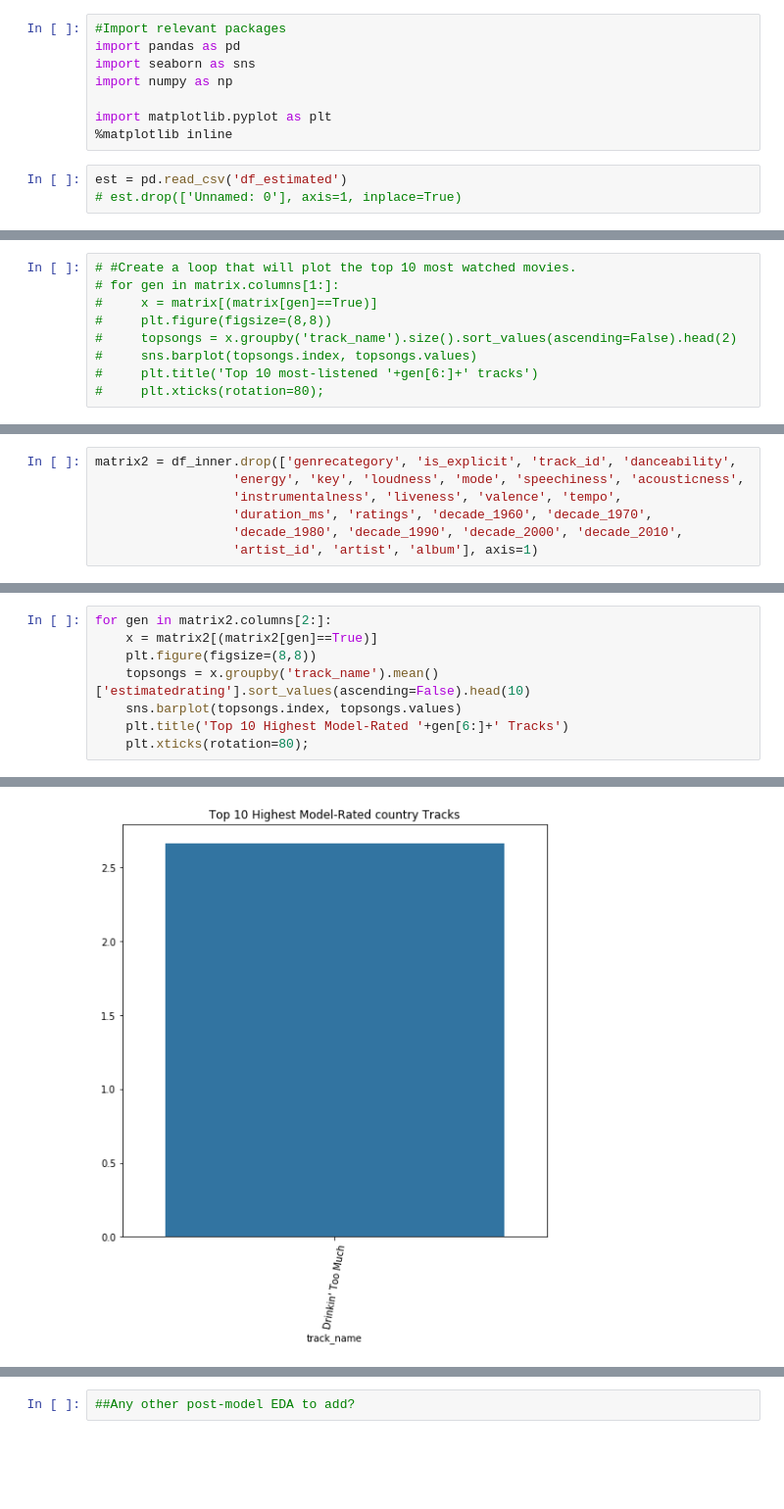
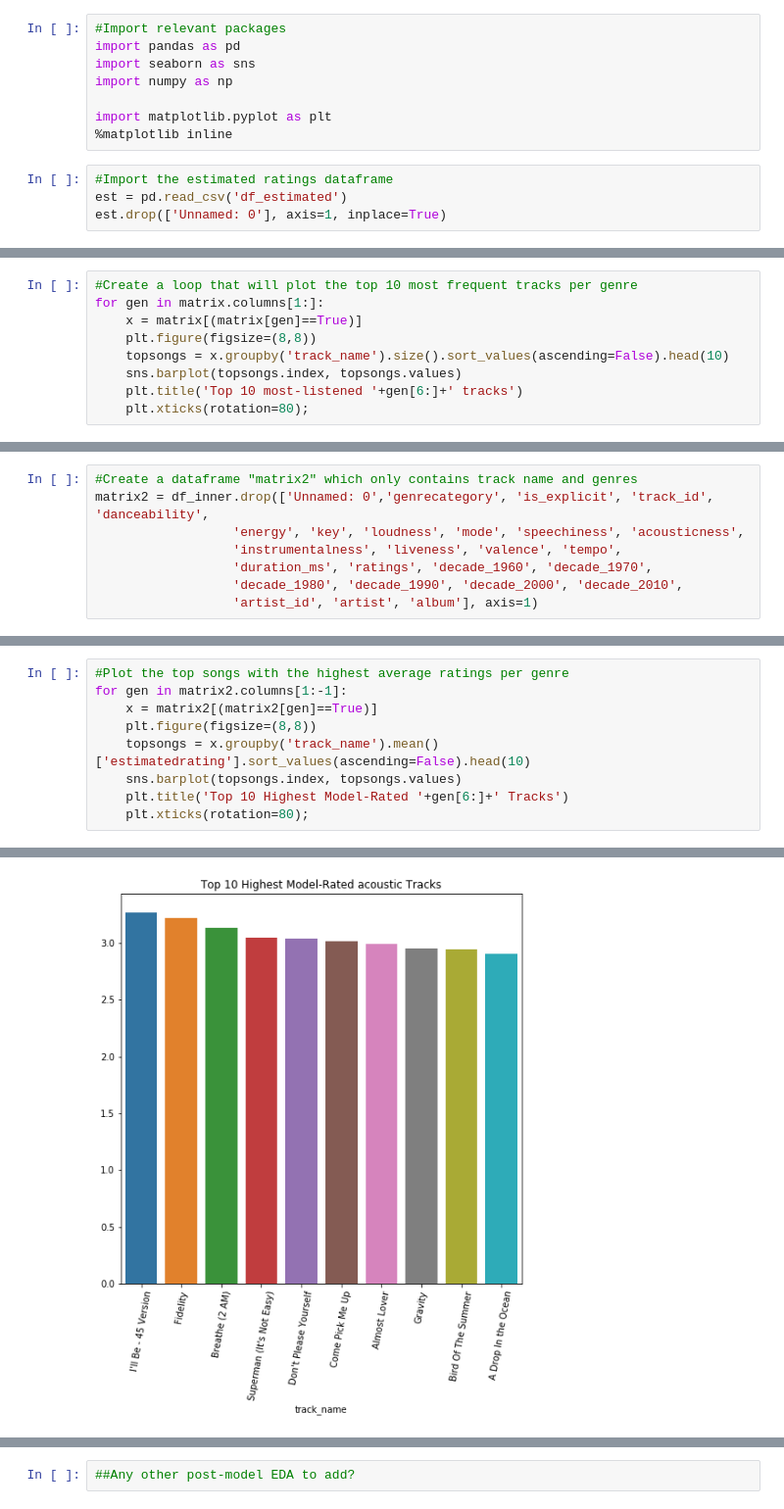
Before and after one commit to adinas94/Spotify_Recommendation_System, a Jupyter notebook: Post-Modeling EDA for Recommendation System .ipynb, the cells around one changed output, grey strips where cells are left out. Shown at 98% size. Saved outputs shown, nothing was run; the diff lists cells and outputs as text; blank space fills up the shorter version.

```diff
--- a/Post-Modeling EDA for Recommendation System .ipynb
+++ b/Post-Modeling EDA for Recommendation System .ipynb
@@ -17,5 +17,6 @@ import numpy as np
 import matplotlib.pyplot as plt
 %matplotlib inline
 # %%
+#Import the estimated ratings dataframe
 est = pd.read_csv('df_estimated')
-# est.drop(['Unnamed: 0'], axis=1, inplace=True)
+est.drop(['Unnamed: 0'], axis=1, inplace=True)
@@ -320,10 +277,10 @@ memory usage: 6.1+ KB
 # %%
-# #Create a loop that will plot the top 10 most watched movies.
-# for gen in matrix.columns[1:]:
-#     x = matrix[(matrix[gen]==True)]
-#     plt.figure(figsize=(8,8))
-#     topsongs = x.groupby('track_name').size().sort_values(ascending=False).head(2)
-#     sns.barplot(topsongs.index, topsongs.values)
-#     plt.title('Top 10 most-listened '+gen[6:]+' tracks')
-#     plt.xticks(rotation=80);
+#Create a loop that will plot the top 10 most frequent tracks per genre
+for gen in matrix.columns[1:]:
+    x = matrix[(matrix[gen]==True)]
+    plt.figure(figsize=(8,8))
+    topsongs = x.groupby('track_name').size().sort_values(ascending=False).head(10)
+    sns.barplot(topsongs.index, topsongs.values)
+    plt.title('Top 10 most-listened '+gen[6:]+' tracks')
+    plt.xticks(rotation=80);
 # %% [output]
@@ -332,5 +300,6 @@ ValueError: min() arg is an empty sequence
 # %%
-matrix2 = df_inner.drop(['genrecategory', 'is_explicit', 'track_id', 'danceability',
+#Create a dataframe "matrix2" which only contains track name and genres
+matrix2 = df_inner.drop(['Unnamed: 0','genrecategory', 'is_explicit', 'track_id', 'danceability',
                   'energy', 'key', 'loudness', 'mode', 'speechiness', 'acousticness',
                   'instrumentalness', 'liveness', 'valence', 'tempo',
                   'duration_ms', 'ratings', 'decade_1960', 'decade_1970',
@@ -345,5 +315,6 @@ matrix2.head(2)
 # %%
-for gen in matrix2.columns[2:]:
+#Plot the top songs with the highest average ratings per genre
+for gen in matrix2.columns[1:-1]:
     x = matrix2[(matrix2[gen]==True)]
     plt.figure(figsize=(8,8))
     topsongs = x.groupby('track_name').mean()['estimatedrating'].sort_values(ascending=False).head(10)
@@ -355 +325 @@ ValueError: min() arg is an empty sequence
-[figure, old version]
+[figure, new version]
```
Also changed, not shown: parts of 54 cells of this notebook.
